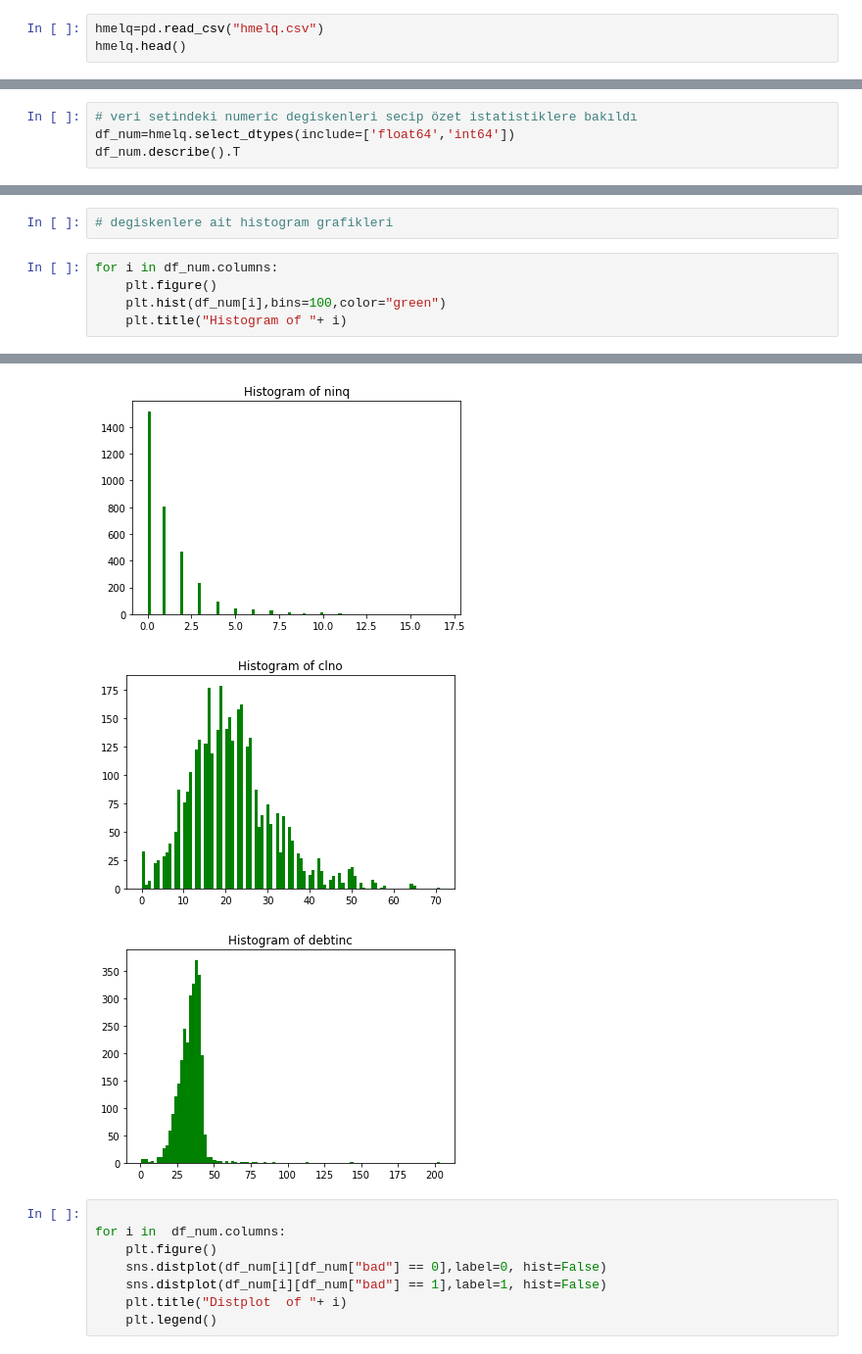
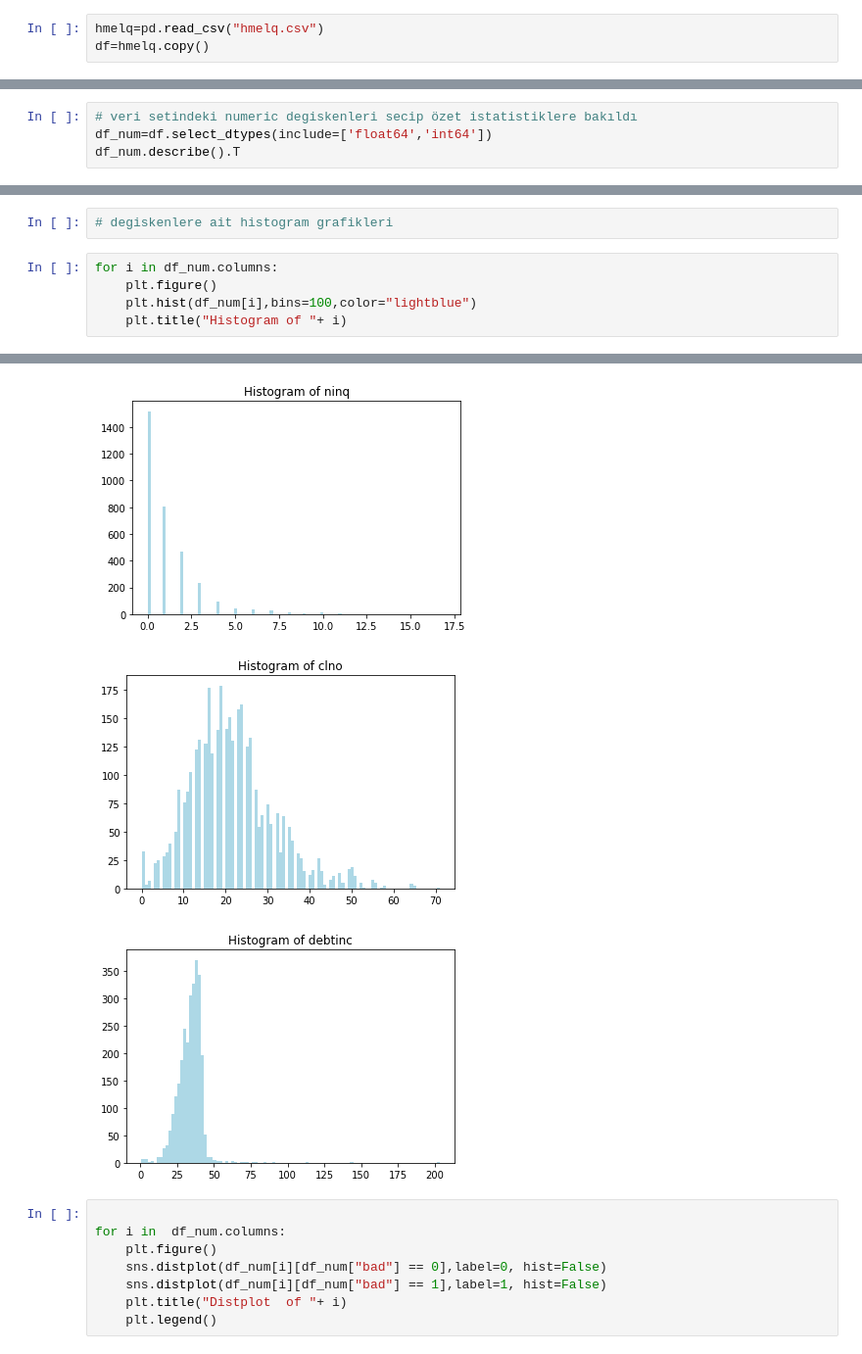
Before and after one commit to Kodluyoruz-Ankara-Veri-Bilimi/Assignment_Ayse_ILKAY, a Jupyter notebook: finans_verisi_hmelq.ipynb, the cells around one changed output, grey strips where cells are left out. Shown at 98% size. Cells and saved outputs as stored; diff of their text form.

```diff
--- a/finans_verisi_hmelq.ipynb
+++ b/finans_verisi_hmelq.ipynb
@@ -45,4 +45,4 @@ import matplotlib.pyplot as plt
 import seaborn as sns
 # %%
 hmelq=pd.read_csv("hmelq.csv")
-hmelq.head()
+df=hmelq.copy()
@@ -97,7 +90,7 @@ debtinc    float64
 dtype: object
 # %%
 # veri setindeki numeric degiskenleri secip özet istatistiklere bakıldı
-df_num=hmelq.select_dtypes(include=['float64','int64'])
+df_num=df.select_dtypes(include=['float64','int64'])
 df_num.describe().T
 # %% [output]
 |  | count | mean | std | min | 25% | 50% | 75% | max |
@@ -188,6 +165,6 @@ df_num.corr()
 # %%
 for i in df_num.columns:
     plt.figure()
-    plt.hist(df_num[i],bins=100,color="green")
+    plt.hist(df_num[i],bins=100,color="lightblue")
     plt.title("Histogram of "+ i)
 # %% [output]
@@ -202,6 +179,6 @@ for i in df_num.columns:
-[figure, old version]
+[figure, new version]
-[figure, old version]
+[figure, new version]
-[figure, old version]
+[figure, new version]
 # %%
 
 for i in  df_num.columns:
```
Also changed, not shown: parts of 54 cells of this notebook.
